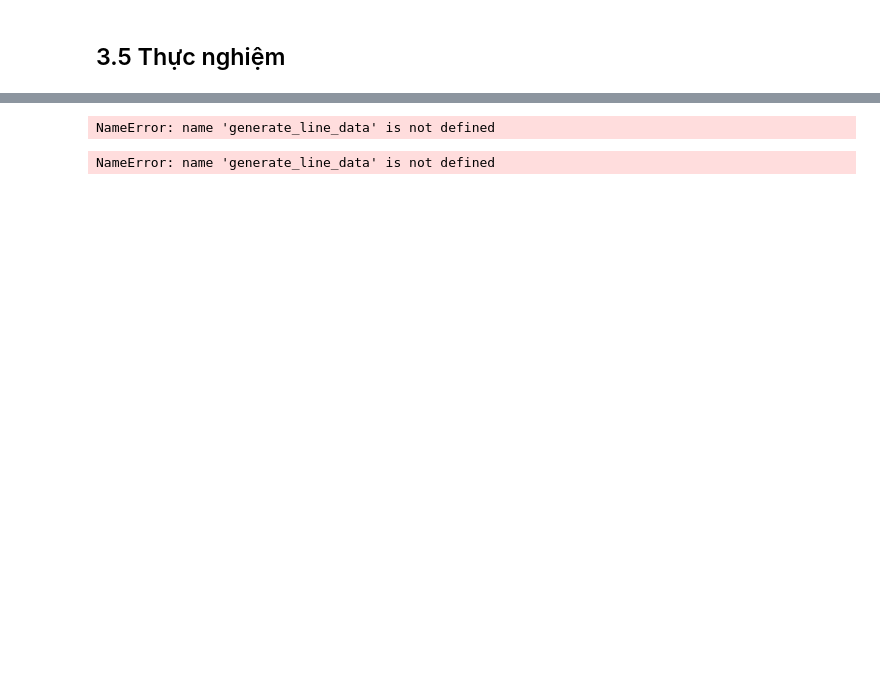
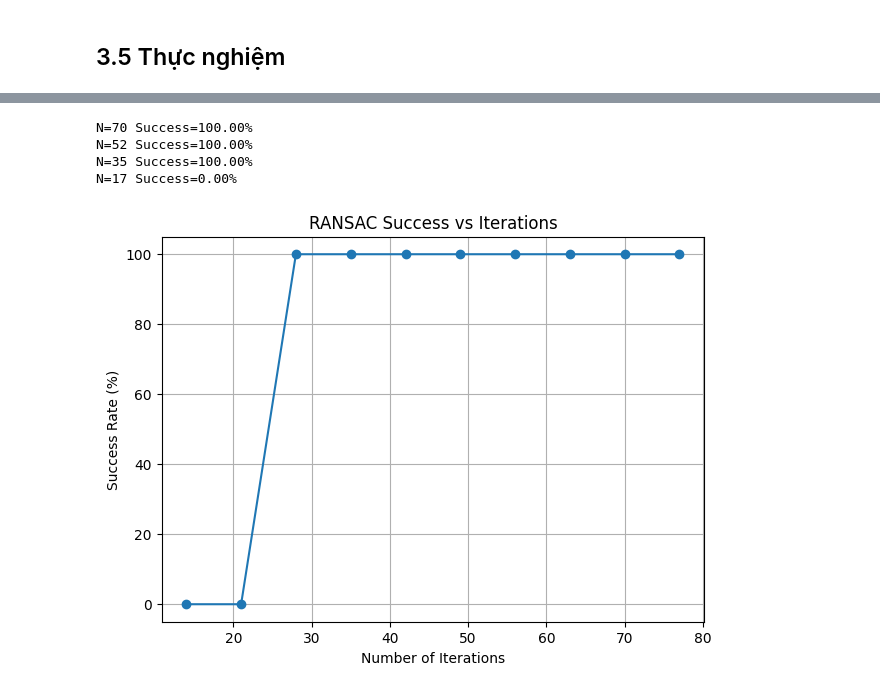
Before and after one commit to thuankoten/computer-vision-lab, a Jupyter notebook: Chapter03/Chapter_03.ipynb, the cells around one changed output, grey strips where cells are left out. Drawn from its saved outputs; the diff is of its cells as text; code cells hidden in the pictures; blank space fills up the shorter version.

```diff
--- a/Chapter03/Chapter_03.ipynb
+++ b/Chapter03/Chapter_03.ipynb
@@ -1220,13 +1225,13 @@ def compute_iterations(
 # %%
 ## Kiểm tra bảng trong PDF
 
-outliers = [0.1, 0.3, 0.5, 0.7]
+outliers = [0.2, 0.4, 0.6]
 
 for e in outliers:
 
     N = compute_iterations(
         outlier_ratio=e,
-        sample_size=2
+        sample_size=3
     )
 
     print(
@@ -1283,15 +1288,14 @@ def experiment(
 
     return success / trials
 # %%
-## Chạy với N lý thuyết
+## Chạy với 20%, 40%, 60%
 
 for e in [0.2, 0.4, 0.6]:
 
     rate = experiment(
         e,
-        sample_size=2,
-        epsilon=0.6,
-        trials=100
+        trials=100,
+        epsilon=0.3
     )
 
     print(
@@ -1339,31 +1344,23 @@ def experiment_with_custom_N(
 
     return success / trials
 # %%
-## So sánh
+## Thử giảm N
 
-e = 0.5
+e = 0.6
 
 N_theory = compute_iterations(
     e,
-    sample_size=2
+    sample_size=3
 )
 
-for factor in [
-        1.0,
-        0.75,
-        0.5,
-        0.25
-]:
+for factor in [1.0, 0.75, 0.5, 0.25]:
 
-    N = int(
-        N_theory * factor
-    )
+    N = int(N_theory * factor)
 
     rate = experiment_with_custom_N(
         e,
-        sample_size=2,
-        epsilon=0.6,
-        N=N
+        N,
+        trials=100
     )
 
     print(
@@ -1371,53 +1368,41 @@ for factor in [
         f"Success={rate*100:.2f}%"
     )
 # %% [output]
-NameError: name 'generate_line_data' is not defined
+N=70 Success=100.00%
+N=52 Success=100.00%
+N=35 Success=100.00%
+N=17 Success=0.00%
 # %%
 ## Vẽ biểu đồ
 
 Ns = []
 rates = []
 
-for factor in np.arange(
-        0.2,
-        1.2,
-        0.1
-):
+for factor in np.arange(0.2, 1.2, 0.1):
 
-    N = int(
-        N_theory * factor
-    )
+    N = int(N_theory * factor)
 
     rate = experiment_with_custom_N(
         e,
-        sample_size=2,
-        epsilon=0.6,
-        N=N
+        N,
+        trials=100
     )
 
     Ns.append(N)
-    rates.append(rate)
+    rates.append(rate * 100)
 
-plt.plot(
-    Ns,
-    rates,
-    marker='o'
-)
+plt.figure(figsize=(7, 5))
 
-plt.xlabel(
-    "Number of Iterations"
-)
+plt.plot(Ns, rates, marker='o')
 
-plt.ylabel(
-    "Success Rate"
-)
+plt.xlabel("Number of Iterations")
 
-plt.title(
-    "RANSAC Success vs Iterations"
-)
+plt.ylabel("Success Rate (%)")
+
+plt.title("RANSAC Success vs Iterations")
 
 plt.grid(True)
 
 plt.show()
 # %% [output]
-NameError: name 'generate_line_data' is not defined
+[figure, added]
```
Also changed, not shown: parts of 5 cells of this notebook.
